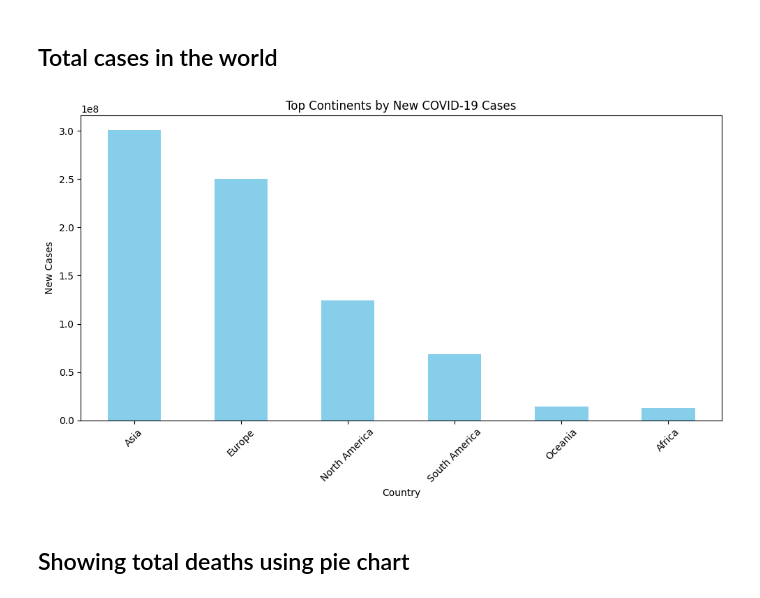
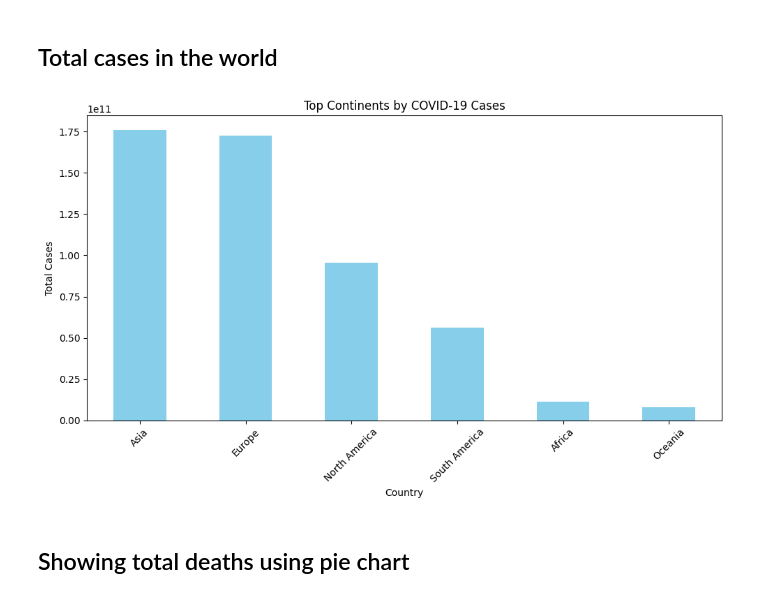
Before and after one commit to Rutu136/COMP4710-World-Vaccine-Adverse-Reactions, a Jupyter notebook: Group8_covid_visualization.ipynb, the cells around one changed output. Cells and saved outputs as stored; diff of their text form; code cells hidden in the pictures.

Commit message:
added visualisation

```diff
--- a/Group8_covid_visualization.ipynb
+++ b/Group8_covid_visualization.ipynb
@@ -6,7 +7,7 @@ import pandas as pd
 import matplotlib.pyplot as plt
 # %%
-covid_vaccination_world_data = pd.read_csv("C:/Users/rutub/OneDrive/Desktop/Fall 2023/Comp4710/COMP4710-World-Vaccine-Adverse-Reactions/owid-covid-data.csv", encoding='latin-1')
-covid_vaccination_data = pd.read_csv("C:/Users/rutub/OneDrive/Desktop/Fall 2023/Comp4710/COMP4710-World-Vaccine-Adverse-Reactions/covid-19_vaccination_US_Data_2020-2022.csv", encoding='latin-1')
+covid_vaccination_world_data = pd.read_csv("./owid-covid-data.csv", encoding='latin-1')
+covid_vaccination_data = pd.read_csv("./covid-19_vaccination_US_Data_2020-2022.csv", encoding='latin-1')
 print(covid_vaccination_data.columns.tolist())
 # usa_vaccination_data = covid_vaccination_data[covid_vaccination_data['iso_code'] == 'USA']
 # usa_vaccination_data = usa_vaccination_data[usa_vaccination_data['date'] >= '2020-01-01']
@@ -21,17 +22,17 @@ print(covid_vaccination_data.columns.tolist())
 # %% [markdown]
 ## Total cases in the world
 # %%
-top_countries = covid_vaccination_world_data.groupby('continent')['new_cases'].sum().nlargest(10)  # Top 10 countries
+top_countries = covid_vaccination_world_data.groupby('continent')['total_cases'].sum().nlargest(10)  # Top 10 countries
 plt.figure(figsize=(10, 6))
 top_countries.plot(kind='bar', color='skyblue')
-plt.title('Top Continents by New COVID-19 Cases')
+plt.title('Top Continents by COVID-19 Cases')
 plt.xlabel('Country')
-plt.ylabel('New Cases')
+plt.ylabel('Total Cases')
 plt.xticks(rotation=45)
 plt.tight_layout()
 plt.show()
 # %% [output]
-[figure, old version]
+[figure, new version]
 # %% [markdown]
 ## Showing total deaths using pie chart
 # %%
```
Also changed, not shown: parts of 5 cells of this notebook, 2 other files.
